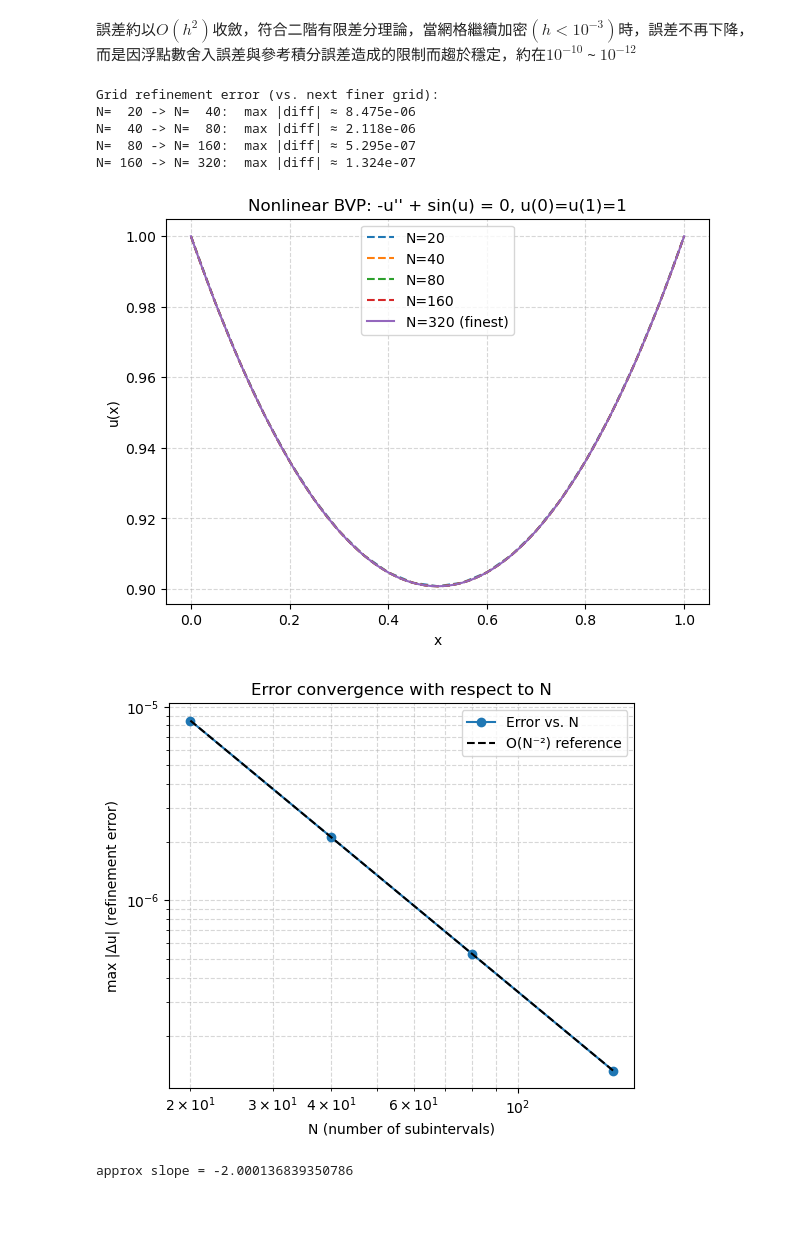
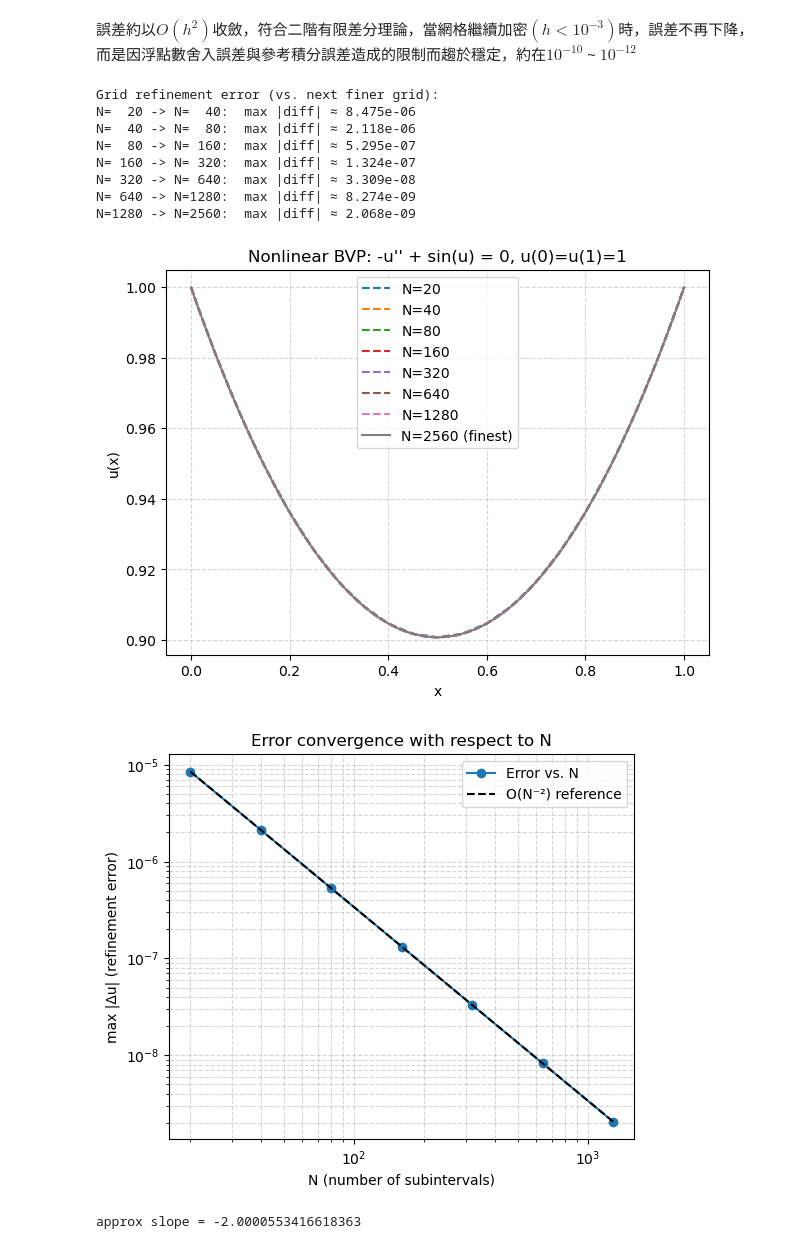
Before and after one commit to LungchiehWu/Introduction-to-Scientific-Computing, a Jupyter notebook: HW/251110/HW1110.ipynb, the cells around one changed output. Cells and saved outputs as stored; diff of their text form; code cells hidden in the pictures; blank space fills up the shorter version.

```diff
--- a/HW/251110/HW1110.ipynb
+++ b/HW/251110/HW1110.ipynb
@@ -130,7 +130,7 @@ import matplotlib.pyplot as plt
 
 # -u'' + sin(u) = 0, u(0)=u(1)=1
 
-def solve_bvp_nonlinear(N, tol=1e-12, max_iter=50):
+def solve_bvp_nonlinear(N, tol=1e-10, max_iter=200):
 
     h = 1.0 / N
     x = np.linspace(0.0, 1.0, N + 1)
@@ -169,7 +169,7 @@ def solve_bvp_nonlinear(N, tol=1e-12, max_iter=50):
     return x, u
 
 def estimate_errors():
-    Ns = [20, 40, 80, 160, 320]
+    Ns = [20, 40, 80, 160, 320, 640, 1280, 2560]
     sols = {}
     errors = []
 
@@ -197,33 +197,36 @@ if __name__ == "__main__":
     x_ref, u_ref = sols[N_ref]
 
     plt.figure(figsize=(7,5))
     for N in sorted(sols.keys())[:-1]:
         x, u = sols[N]
         plt.plot(x, u, "--", label=f"N={N}")
     plt.plot(x_ref, u_ref, label=f"N={N_ref} (finest)")
     plt.xlabel("x"); plt.ylabel("u(x)")
     plt.title("Nonlinear BVP: -u'' + sin(u) = 0, u(0)=u(1)=1")
     plt.legend(); plt.grid(True, ls="--", alpha=0.5)
 
     # ---- 圖2：誤差 vs. N ----
     plt.figure(figsize=(6,5))
     plt.loglog(Ns, errs, 'o-', label='Error vs. N')
     plt.loglog(Ns, errs[0]*(Ns/Ns[0])**(-2), 'k--', label='O(N⁻²) reference')
     plt.xlabel("N (number of subintervals)")
     plt.ylabel("max |Δu| (refinement error)")
     plt.title("Error convergence with respect to N")
     plt.legend()
     plt.grid(True, which="both", ls="--", alpha=0.5)
     plt.show()
 
     p = np.polyfit(np.log(Ns), np.log(errs), 1)
     print("approx slope =", p[0])
 # %% [output]
 Grid refinement error (vs. next finer grid):
 N=  20 -> N=  40:  max |diff| ≈ 8.475e-06
 N=  40 -> N=  80:  max |diff| ≈ 2.118e-06
 N=  80 -> N= 160:  max |diff| ≈ 5.295e-07
 N= 160 -> N= 320:  max |diff| ≈ 1.324e-07
+N= 320 -> N= 640:  max |diff| ≈ 3.309e-08
+N= 640 -> N=1280:  max |diff| ≈ 8.274e-09
+N=1280 -> N=2560:  max |diff| ≈ 2.068e-09
-[figure, old version]
+[figure, new version]
-[figure, old version]
+[figure, new version]
-approx slope = -2.000136839350786
+approx slope = -2.0000553416618363
```
